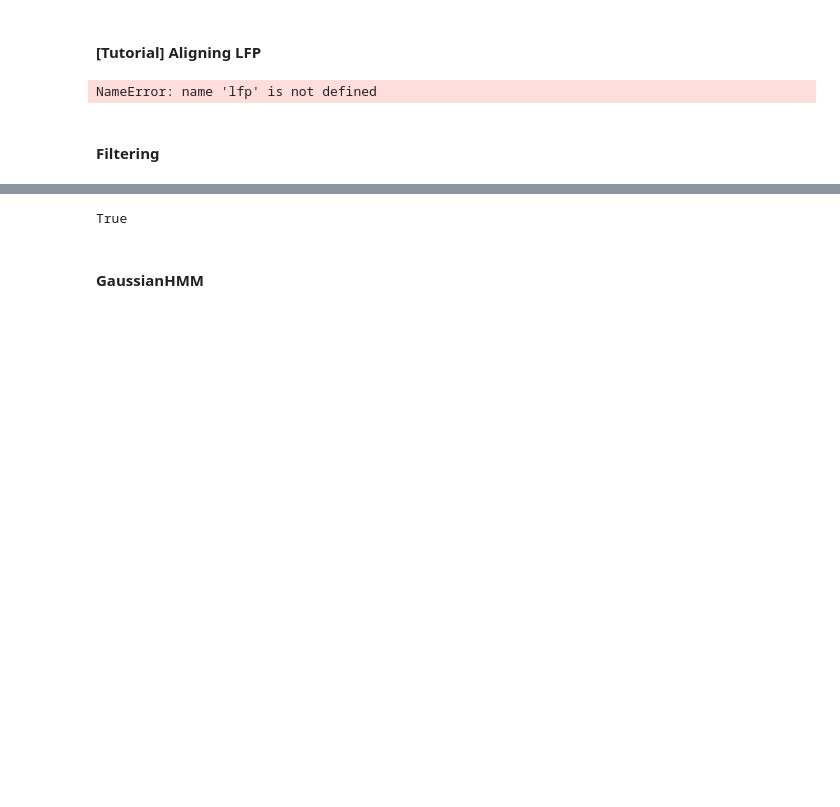
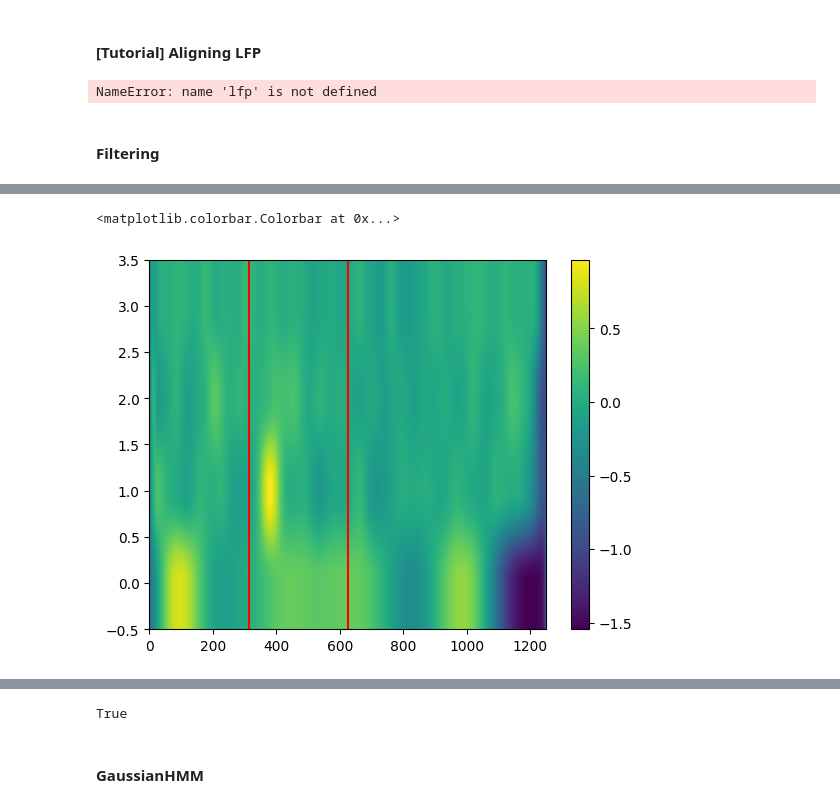
Before and after one commit to jerryjii/HMM, a Jupyter notebook: HMM_LFP.ipynb, the cells around one changed output, grey strips where cells are left out. Cells and saved outputs as stored; diff of their text form; code cells hidden in the pictures; blank space fills up the shorter version.

```diff
--- a/HMM_LFP.ipynb
+++ b/HMM_LFP.ipynb
@@ -141,0 +218,10 @@ True
+# %%
+fig, ax = plt.subplots()
+a = ax.imshow(shared, aspect='auto')
+ax.axvline(250/0.8, c='r')
+ax.axvline(500/0.8, c='r')
+ax.invert_yaxis()
+fig.colorbar(a)
+# %% [output]
+<matplotlib.colorbar.Colorbar at 0x...>
+[figure, added]
```
Also changed, not shown: parts of 24 cells of this notebook.
